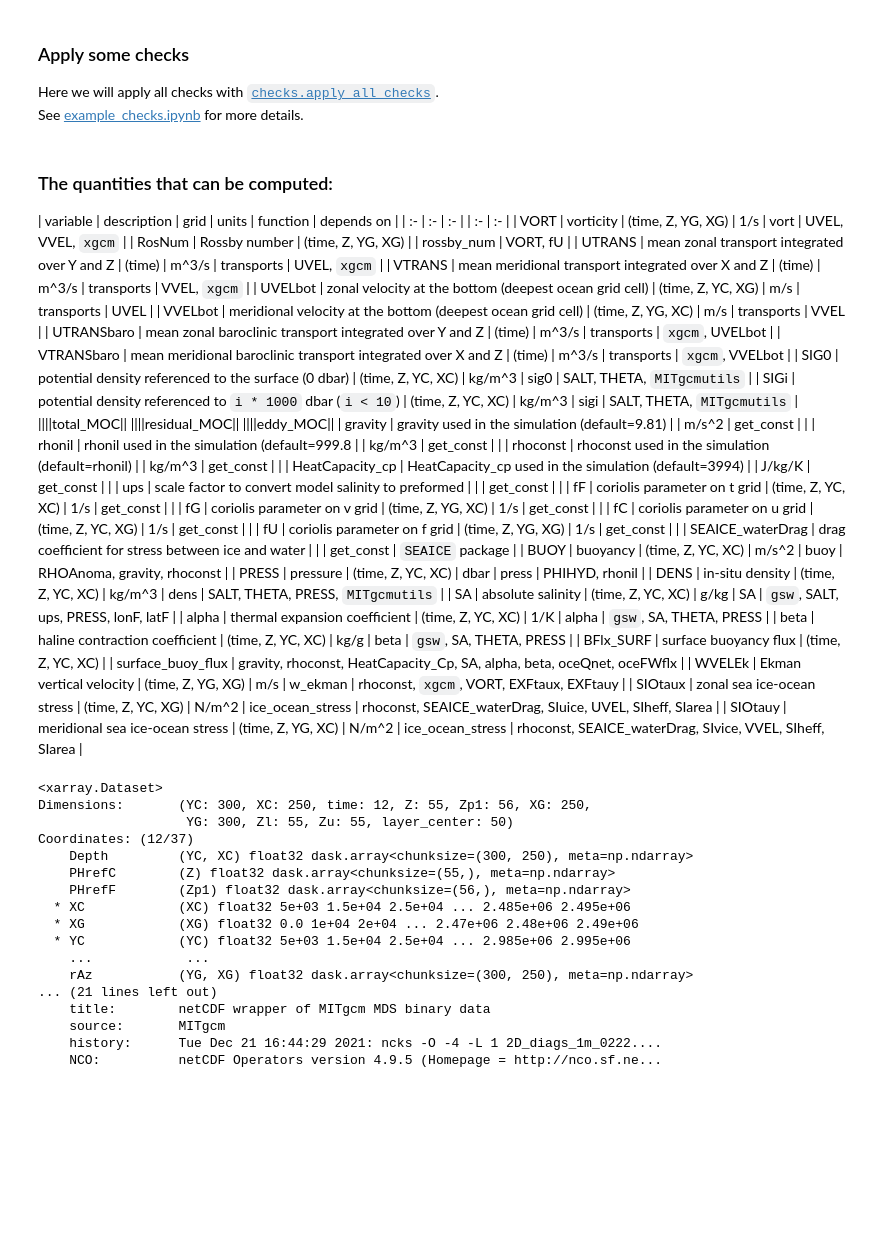
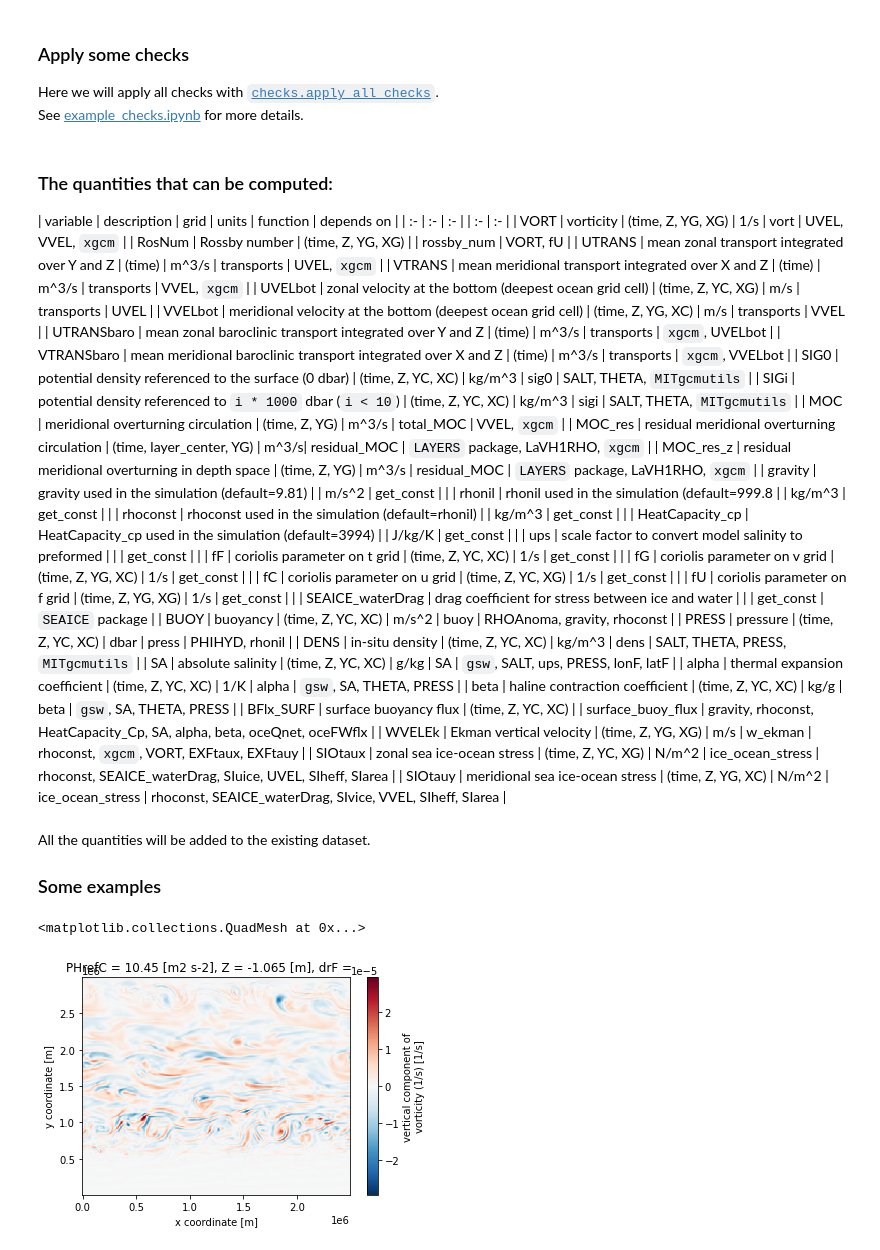
Before and after one commit to jk-rieck/postmit, a Jupyter notebook: examples/example_calcs.ipynb, the cells around one changed output. Drawn from its saved outputs; the diff is of its cells as text; code cells hidden in the pictures; blank space fills up the shorter version.

Commit message:
updated the example notebook for calculations

```diff
--- a/examples/example_calcs.ipynb
+++ b/examples/example_calcs.ipynb
@@ -34,9 +37,9 @@ ds = pm.checks.apply_all_checks(ds, path_to_input)
 | VTRANSbaro        | mean meridional baroclinic transport integrated over X and Z | (time)             | m^3/s      | transports        | `xgcm`, VVELbot                     |
 | SIG0              | potential density referenced to the surface (0 dbar)         | (time, Z, YC, XC)  | kg/m^3     | sig0              | SALT, THETA, `MITgcmutils`          |
 | SIGi              | potential density referenced to `i * 1000` dbar (`i < 10`)   | (time, Z, YC, XC)  | kg/m^3     | sigi              | SALT, THETA, `MITgcmutils`          |
-||||total_MOC||
-||||residual_MOC||
-||||eddy_MOC||
+| MOC               | meridional overturning circulation                           | (time, Z, YG)      | m^3/s      | total_MOC         | VVEL, `xgcm`                        |
+| MOC_res           | residual meridional overturning circulation                  | (time, layer_center, YG) | m^3/s| residual_MOC      | `LAYERS` package, LaVH1RHO, `xgcm`  |
+| MOC_res_z         | residual meridional overturning in depth space               | (time, Z, YG)      | m^3/s      | residual_MOC      | `LAYERS` package, LaVH1RHO, `xgcm`  |
 | gravity           | gravity used in the simulation (default=9.81)                |                    | m/s^2      | get_const         |                                     |
 | rhonil            | rhonil used in the simulation (default=999.8                 |                    | kg/m^3     | get_const         |                                     |
 | rhoconst          | rhoconst used in the simulation (default=rhonil)             |                    | kg/m^3     | get_const         |                                     |
@@ -57,23 +60,13 @@ ds = pm.checks.apply_all_checks(ds, path_to_input)
 | WVELEk            | Ekman vertical velocity                                      | (time, Z, YG, XG)  | m/s        | w_ekman           | rhoconst, `xgcm`, VORT, EXFtaux, EXFtauy |
 | SIOtaux           | zonal sea ice-ocean stress                                   | (time, Z, YC, XG)  | N/m^2      | ice_ocean_stress  | rhoconst, SEAICE_waterDrag, SIuice, UVEL, SIheff, SIarea |
 | SIOtauy           | meridional sea ice-ocean stress                              | (time, Z, YG, XC)  | N/m^2      | ice_ocean_stress  | rhoconst, SEAICE_waterDrag, SIvice, VVEL, SIheff, SIarea |
-# %%
-ds
-# %% [output]
-<xarray.Dataset>
-Dimensions:       (YC: 300, XC: 250, time: 12, Z: 55, Zp1: 56, XG: 250,
-                   YG: 300, Zl: 55, Zu: 55, layer_center: 50)
-Coordinates: (12/37)
-    Depth         (YC, XC) float32 dask.array<chunksize=(300, 250), meta=np.ndarray>
-    PHrefC        (Z) float32 dask.array<chunksize=(55,), meta=np.ndarray>
-    PHrefF        (Zp1) float32 dask.array<chunksize=(56,), meta=np.ndarray>
-  * XC            (XC) float32 5e+03 1.5e+04 2.5e+04 ... 2.485e+06 2.495e+06
-  * XG            (XG) float32 0.0 1e+04 2e+04 ... 2.47e+06 2.48e+06 2.49e+06
-  * YC            (YC) float32 5e+03 1.5e+04 2.5e+04 ... 2.985e+06 2.995e+06
-    ...            ...
-    rAz           (YG, XG) float32 dask.array<chunksize=(300, 250), meta=np.ndarray>
-... (21 lines left out)
-    title:        netCDF wrapper of MITgcm MDS binary data
-    source:       MITgcm
-    history:      Tue Dec 21 16:44:29 2021: ncks -O -4 -L 1 2D_diags_1m_0222....
-    NCO:          netCDF Operators version 4.9.5 (Homepage = http://nco.sf.ne...
+# %% [markdown]
+All the quantities will be added to the existing dataset.
+
+### Some examples
+# %%
+ds = pm.calcs.vort(ds)
+ds.VORT.isel(time=0, Z=0, YG=slice(1,None)).plot()
+# %% [output]
+<matplotlib.collections.QuadMesh at 0x...>
+[figure, added]
```
Also changed, not shown: parts of 16 cells of this notebook.
